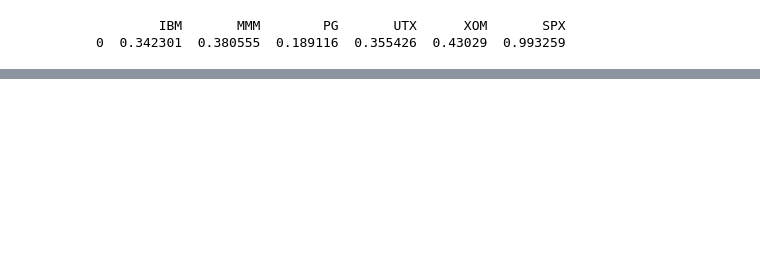
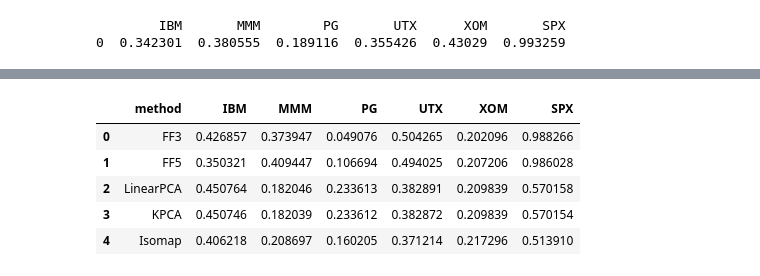
Before and after one commit to jgdenby/PortfolioFactorAnalysis, a Jupyter notebook: PortfolioFactorAnalysis.ipynb, the cells around one changed output, grey strips where cells are left out. Saved outputs shown, nothing was run; the diff lists cells and outputs as text; code cells hidden in the pictures; blank space fills up the shorter version.

Commit message:
aggregated results

```diff
--- a/PortfolioFactorAnalysis.ipynb
+++ b/PortfolioFactorAnalysis.ipynb
@@ -1006,11 +1028,12 @@ print(pd.DataFrame(ff5, columns = y_train_time.columns.values))
 # %%
 #Split in time - FF3
-X_train = X_train_time[['SMB','HML','Mkt-RF']]
+X_train = X_train_time[['SMB','HML','Mkt-RF']].append(X_dev_time[['SMB','HML','Mkt-RF']])
 X_dev = X_test_time[['SMB','HML','Mkt-RF']]
 ff3 = np.zeros((1,6))
 for i,s in enumerate(y_train_time.columns):
-    y_train = y_train_time[[s]]
+    y_train = y_train_time[[s]].append(y_dev_time[[s]])
     y = y_test_time[[s]]
     ff3[0,i] = LinRegression(X_train, y_train,dev = True, X_test = X_dev, y_test = y)
-print(pd.DataFrame(ff3, columns = y_train_time.columns.values))
+ff3_df = pd.DataFrame(ff3, index = ['FF3'],columns = y_train_time.columns.values)
+print(ff3_df)
 # %% [output]
@@ -1041,0 +1092,44 @@ print(pd.DataFrame(ff5, columns = y_train_time_rand.columns.values))
+# %%
+# ISOMAP
+X_train = X_train_time.drop(['Month','SMB','HML','RMW','CMA',"Mkt-RF",'RF'],axis=1).append(X_dev_time.drop(['Month','SMB','HML','RMW','CMA',"Mkt-RF",'RF'],axis=1))
+X_dev = X_test_time.drop(['Month','SMB','HML','RMW','CMA',"Mkt-RF",'RF'],axis=1)
+isomap_results = np.zeros((1,6))
+k_comp = 12
+k_nn = 24
+isomapZ = pd.DataFrame(isomap(X_train, X_dev, n_components=k_comp, n_neighbors=k_nn))
+for i,s in enumerate(y_train_time.columns):
+    y = y_test_time[[s]]
+    isomap_results[0,i] = LinRegression(isomapZ, y)
+isomapdf = pd.DataFrame(isomap_results, index = ['Isomap'], columns = y_train_time.columns.values)
+# %%
+#FAMA FRENCH 3 FACTORS
+X_train = X_train_time[['SMB','HML','Mkt-RF']].append(X_dev_time[['SMB','HML','Mkt-RF']])
+X_dev = X_test_time[['SMB','HML','Mkt-RF']]
+ff3 = np.zeros((1,6))
+for i,s in enumerate(y_train_time.columns):
+    y_train = y_train_time[[s]].append(y_dev_time[[s]])
+    y = y_test_time[[s]]
+    ff3[0,i] = LinRegression(X_train, y_train,dev = True, X_test = X_dev, y_test = y)
+ff3_df = pd.DataFrame(ff3, index = ['FF3'],columns = y_train_time.columns.values)
+# %%
+#FAMA FRENCH 5 FACTORS
+X_train = X_train_time[['SMB','HML','RMW','CMA',"Mkt-RF"]].append(X_dev_time[['SMB','HML','RMW','CMA',"Mkt-RF"]])
+X_dev = X_test_time[['SMB','HML','RMW','CMA',"Mkt-RF"]]
+ff5 = np.zeros((1,6))
+for i,s in enumerate(y_train_time.columns):
+    y_train = y_train_time[[s]].append(y_dev_time[[s]])
+    y = y_test_time[[s]]
+    ff5[0,i] = LinRegression(X_train, y_train,dev = True, X_test = X_dev, y_test = y)
+ff5_df = pd.DataFrame(ff5, index = ['FF5'],columns = y_train_time.columns.values)
+# %%
+total_df = ff3_df.append(ff5_df.append(pca.append(kpca_rbf.append(isomapdf))))
+total_df.reset_index(inplace=True)
+total_df.rename(columns={"index":"method"}, inplace=True)
+total_df
+# %% [output]
+|  | method | IBM | MMM | PG | UTX | XOM | SPX |
+| 0 | FF3 | 0.426857 | 0.373947 | 0.049076 | 0.504265 | 0.202096 | 0.988266 |
+| 1 | FF5 | 0.350321 | 0.409447 | 0.106694 | 0.494025 | 0.207206 | 0.986028 |
+| 2 | LinearPCA | 0.450764 | 0.182046 | 0.233613 | 0.382891 | 0.209839 | 0.570158 |
+| 3 | KPCA | 0.450746 | 0.182039 | 0.233612 | 0.382872 | 0.209839 | 0.570154 |
+| 4 | Isomap | 0.406218 | 0.208697 | 0.160205 | 0.371214 | 0.217296 | 0.513910 |
```
Also changed, not shown: parts of 14 cells of this notebook.
